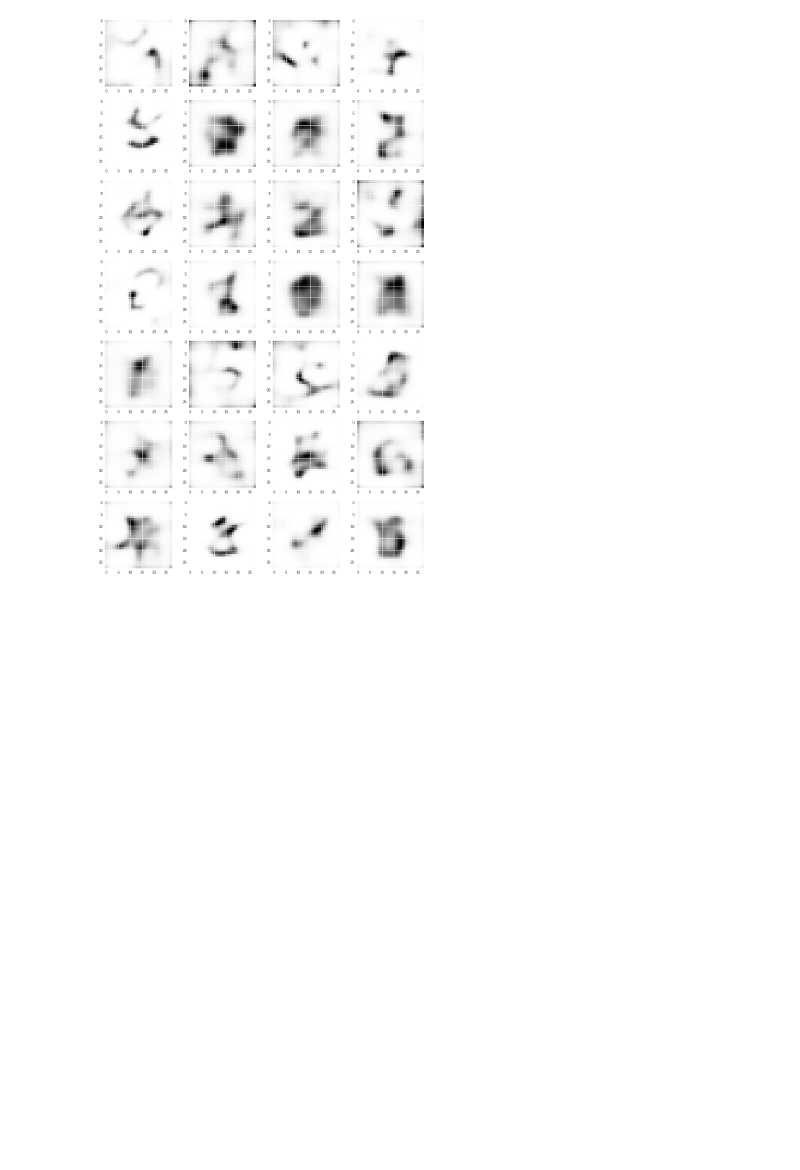
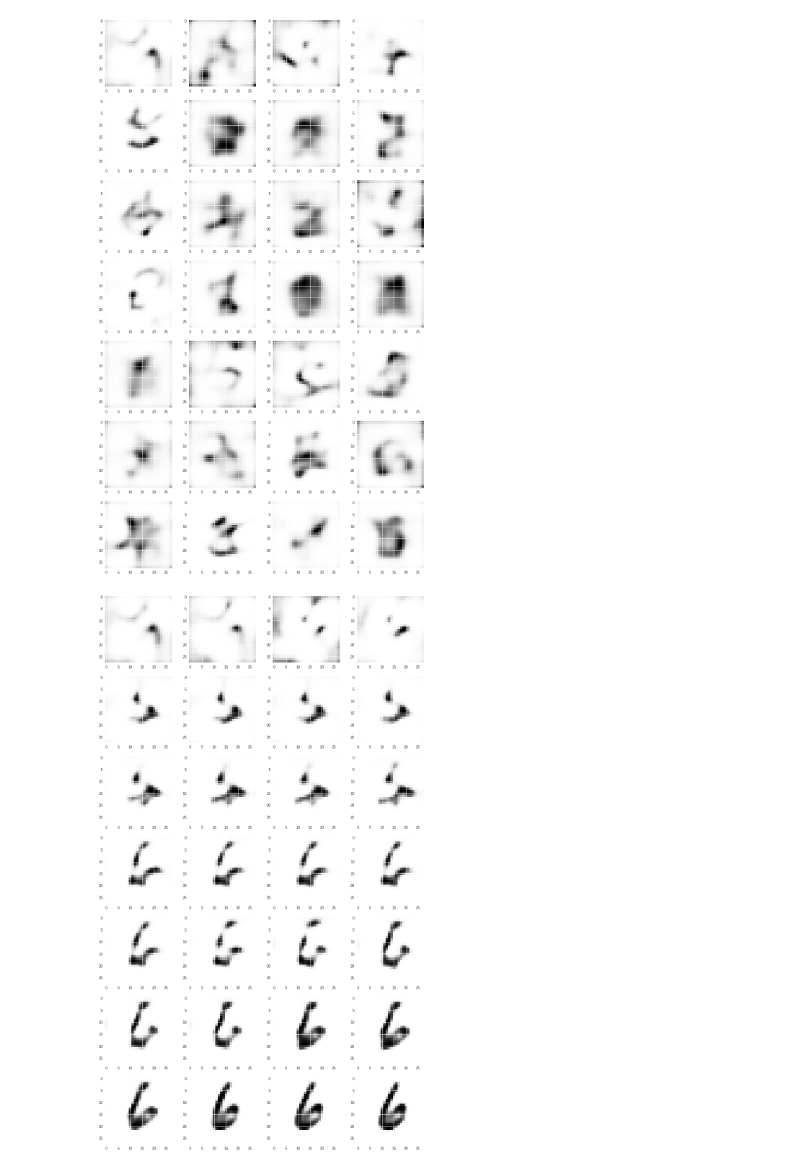
Before and after one commit to ShivamHacks/CS-Honors-Project, a Jupyter notebook: MainNotebook.ipynb, the cells around one changed output. Drawn from its saved outputs; the diff is of its cells as text; code cells hidden in the pictures; blank space fills up the shorter version.

```diff
--- a/MainNotebook.ipynb
+++ b/MainNotebook.ipynb
@@ -154,3 +154,24 @@ for i in range(28):
 fig.set_size_inches(16, 28)
 # %% [output]
 [figure]
+# %%
+# "Abalation" Study of components
+
+fig = plt.figure()
+
+mask = np.zeros(28)
+
+for i in range(28):
+
+  # Get output
+  mask[i] = 1 # make a single value non-zero
+  masked = np.multiply(rand_encoding, mask)
+  decoded_masked = decoder.predict(masked)
+
+  # Plot
+  fig.add_subplot(7, 4, i + 1)
+  plt.imshow(decoded_masked[0][:,:,0])
+
+fig.set_size_inches(16, 28)
+# %% [output]
+[figure, added]
```
